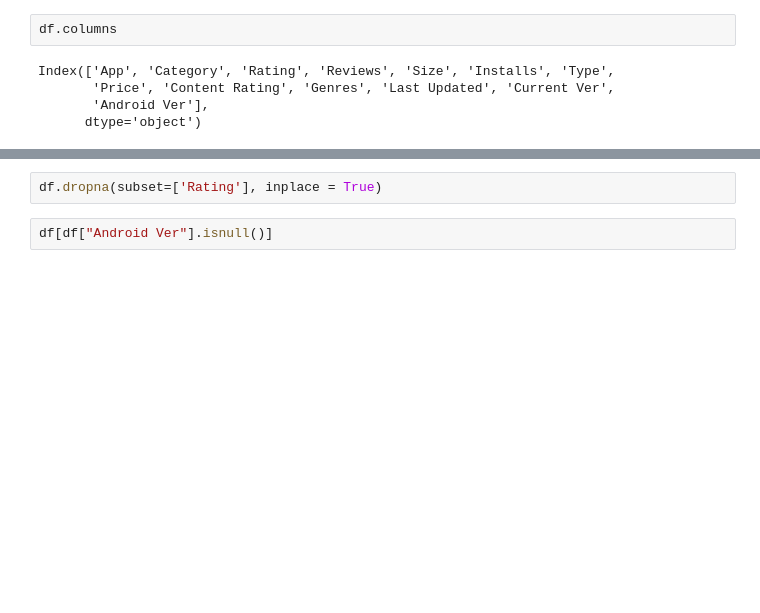
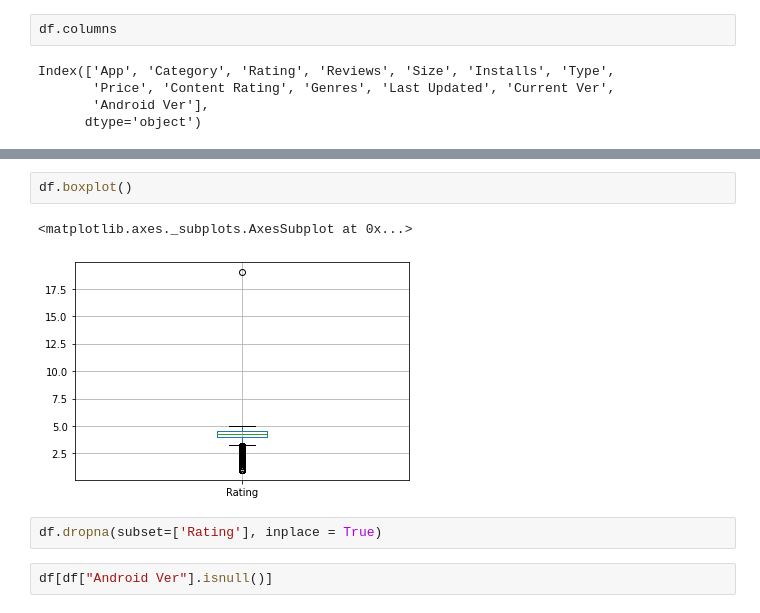
Before and after one commit to sagar26398/Play-StoreAnalysis, a Jupyter notebook: Play_Store_apps(almatitens).ipynb, the cells around one changed output, grey strips where cells are left out. Cells and saved outputs as stored; diff of their text form; blank space fills up the shorter version.

```diff
--- a/Play_Store_apps(almatitens).ipynb
+++ b/Play_Store_apps(almatitens).ipynb
@@ -150,3 +197,8 @@ dtype: int64
+# %%
+df.boxplot()
+# %% [output]
+<matplotlib.axes._subplots.AxesSubplot at 0x...>
+[figure, added]
 # %%
 df.dropna(subset=['Rating'], inplace = True)
 # %%
```
Also changed, not shown: parts of 77 cells of this notebook.
